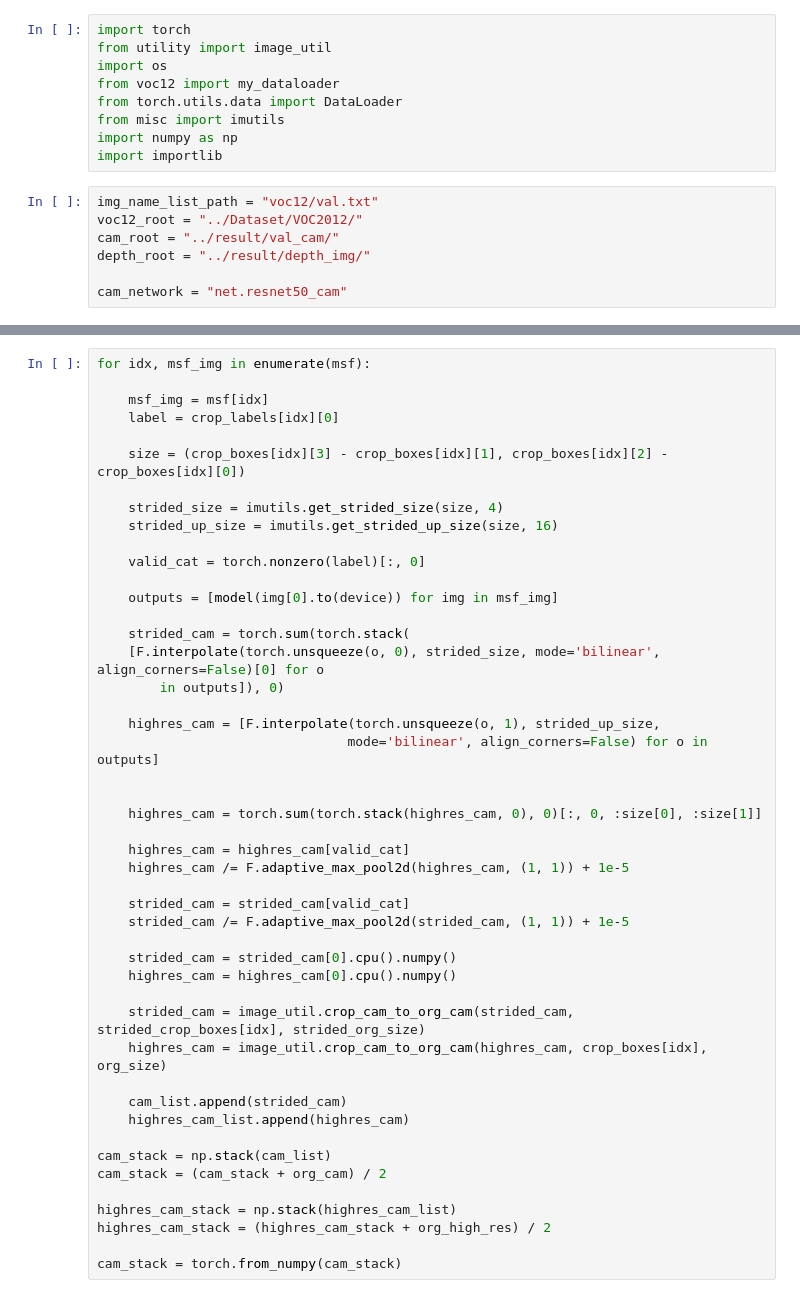
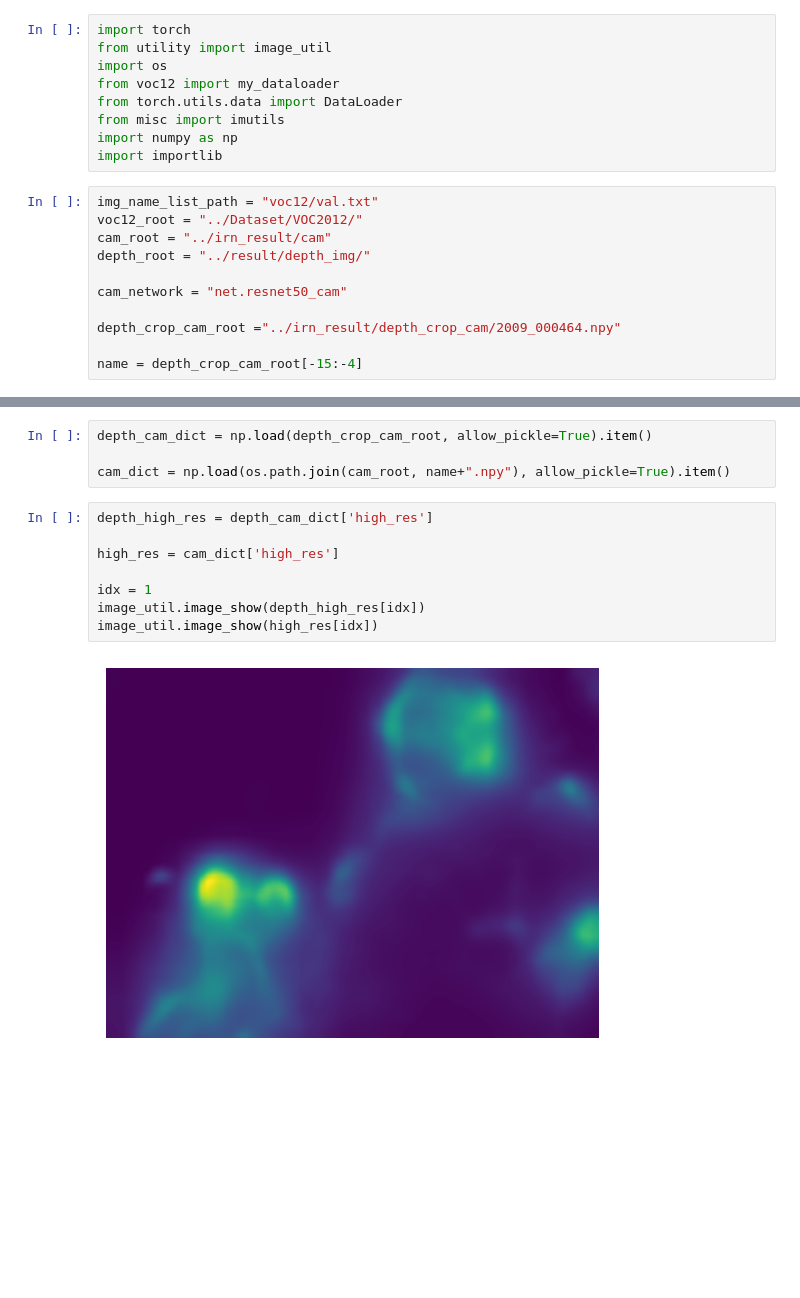
Before and after one commit to kowoonho/voc_cam, a Jupyter notebook: test.ipynb, the cells around one changed output, grey strips where cells are left out. Saved outputs shown, nothing was run; the diff lists cells and outputs as text; blank space fills up the shorter version.

```diff
--- a/test.ipynb
+++ b/test.ipynb
@@ -10,7 +10,11 @@ import importlib
 # %%
 img_name_list_path = "voc12/val.txt"
 voc12_root = "../Dataset/VOC2012/"
-cam_root = "../result/val_cam/"
+cam_root = "../irn_result/cam"
 depth_root = "../result/depth_img/"
 
 cam_network = "net.resnet50_cam"
+
+depth_crop_cam_root ="../irn_result/depth_crop_cam/2009_000464.npy"
+
+name = depth_crop_cam_root[-15:-4]
@@ -55,47 +21,14 @@ key = torch.nonzero(key)[:, 0]
-# %%
-for idx, msf_img in enumerate(msf):
-
-    msf_img = msf[idx]
-    label = crop_labels[idx][0]
-
-    size = (crop_boxes[idx][3] - crop_boxes[idx][1], crop_boxes[idx][2] - crop_boxes[idx][0])
-
-    strided_size = imutils.get_strided_size(size, 4)
-    strided_up_size = imutils.get_strided_up_size(size, 16)
-
-    valid_cat = torch.nonzero(label)[:, 0]
-
-    outputs = [model(img[0].to(device)) for img in msf_img]
-
-    strided_cam = torch.sum(torch.stack(
-    [F.interpolate(torch.unsqueeze(o, 0), strided_size, mode='bilinear', align_corners=False)[0] for o
-        in outputs]), 0)
-
-    highres_cam = [F.interpolate(torch.unsqueeze(o, 1), strided_up_size,
-                                mode='bilinear', align_corners=False) for o in outputs]
-
-
-    highres_cam = torch.sum(torch.stack(highres_cam, 0), 0)[:, 0, :size[0], :size[1]]
-
-    highres_cam = highres_cam[valid_cat]
-    highres_cam /= F.adaptive_max_pool2d(highres_cam, (1, 1)) + 1e-5
-
-    strided_cam = strided_cam[valid_cat]
-    strided_cam /= F.adaptive_max_pool2d(strided_cam, (1, 1)) + 1e-5
-
-    strided_cam = strided_cam[0].cpu().numpy()
-    highres_cam = highres_cam[0].cpu().numpy()
-
-    strided_cam = image_util.crop_cam_to_org_cam(strided_cam, strided_crop_boxes[idx], strided_org_size)
-    highres_cam = image_util.crop_cam_to_org_cam(highres_cam, crop_boxes[idx], org_size)
-
-    cam_list.append(strided_cam)
-    highres_cam_list.append(highres_cam)
-
-cam_stack = np.stack(cam_list)
-cam_stack = (cam_stack + org_cam) / 2
-
-highres_cam_stack = np.stack(highres_cam_list)
-highres_cam_stack = (highres_cam_stack + org_high_res) / 2
-
-cam_stack = torch.from_numpy(cam_stack)
+# %%
+depth_cam_dict = np.load(depth_crop_cam_root, allow_pickle=True).item()
+
+cam_dict = np.load(os.path.join(cam_root, name+".npy"), allow_pickle=True).item()
+# %%
+depth_high_res = depth_cam_dict['high_res']
+
+high_res = cam_dict['high_res']
+
+idx = 1
+image_util.image_show(depth_high_res[idx])
+image_util.image_show(high_res[idx])
+# %% [output]
+[figure, added]
```
Also changed, not shown: parts of 5 cells of this notebook, 9 other files.
